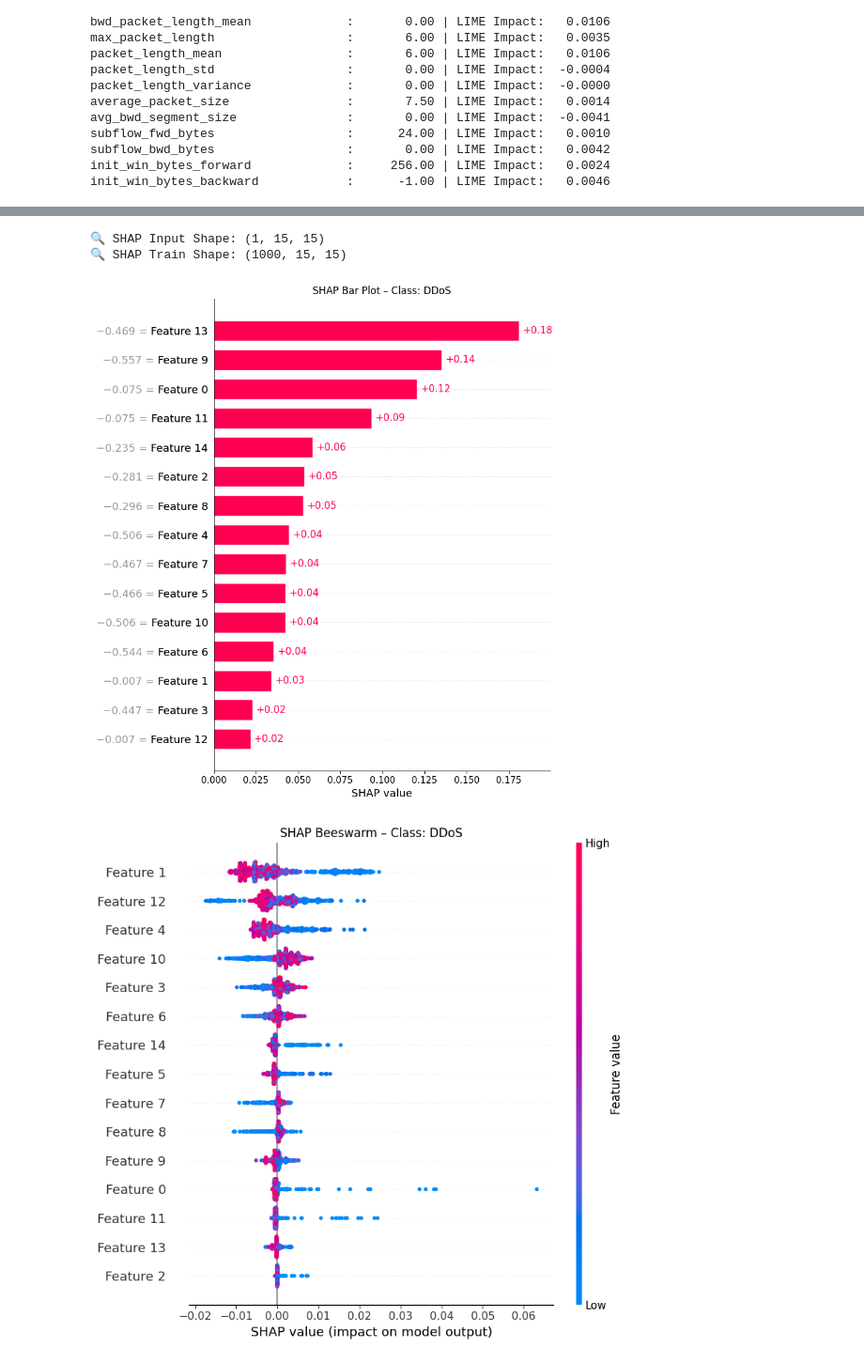
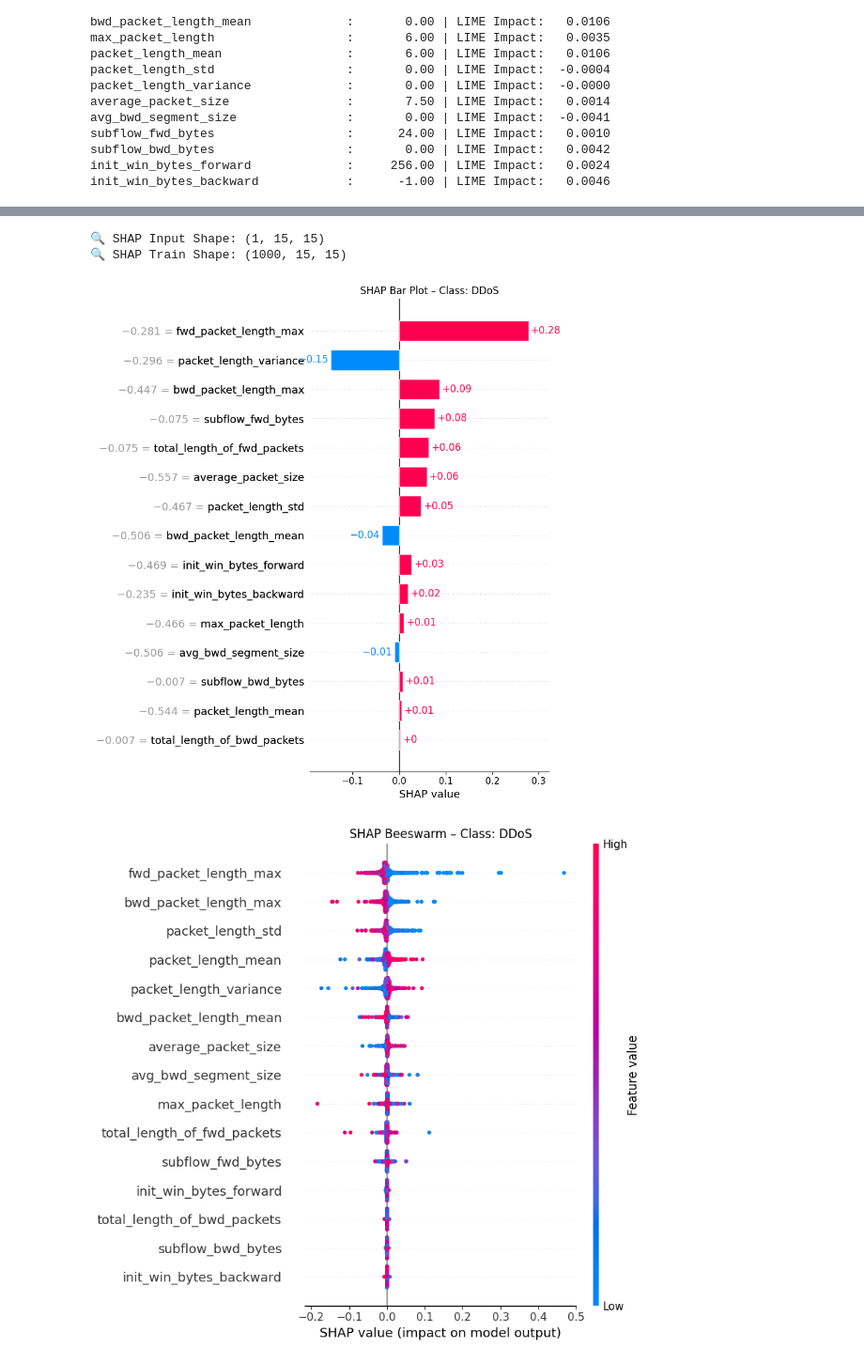
Before and after one commit to thenandansrinivas/XAINIDS, a Jupyter notebook: cicids/models.ipynb, the cells around one changed output, grey strips where cells are left out. Shown: that part at 94% size. Drawn from its saved outputs; the diff is of its cells as text; code cells hidden in the pictures.

```diff
--- a/cicids/models.ipynb
+++ b/cicids/models.ipynb
@@ -47,21 +55,24 @@ DOCS_DIR = './docs'
 MODEL_DIR = './models'
 sample_file = f'{DOCS_DIR}/preprocessed_data.csv'
 # %%
-# === Function to load the scaler, model, and label encoder ===
 def load_model(model_name, models_dir="./models"):
     """
-    Load the saved scaler, model, and label encoder by name.
+    Load the saved scaler, model (including DNN .h5), and label encoder by name.
 
     Parameters:
-    model_name (str): Name of the model (e.g., 'Random Forest', 'XGBoost')
+    model_name (str): Name of the model (e.g., 'Random Forest', 'DNN')
     models_dir (str): Directory where models are saved
 
     Returns:
     tuple: (scaler, model, label_encoder)
     """
-    # Build file paths
-    model_filename = f"{model_name.replace(' ', '_').lower()}.pkl"
-    model_path = os.path.join(models_dir, model_filename)
+    # Determine model path
+    if model_name == "DNN" or model_name == "dnn":
+        model_path = os.path.join(models_dir, "dnn.h5")
+    else:
+        model_filename = f"{model_name.replace(' ', '_').lower()}.pkl"
+        model_path = os.path.join(models_dir, model_filename)
+
     scaler_path = os.path.join(models_dir, "scaler.pkl")
     label_encoder_path = os.path.join(models_dir, "label_encoder.pkl")
 
@@ -75,7 +86,11 @@ def load_model(model_name, models_dir="./models"):
 
     # Load all artifacts
     scaler = joblib.load(scaler_path)
-    model = joblib.load(model_path)
+    if model_name == "DNN" or model_name == 'dnn':
+        model = keras_load_model(model_path)
+    else:
+        model = joblib.load(model_path)
+
     with open(label_encoder_path, "rb") as f:
         le = pickle.load(f)
 
@@ -475,7 +607,7 @@ print("\n📌 SHAP EXPLANATION")
 print("=" * 60)
 
 # Use the correct SHAP explainer for non-tree models
-explainer_shap = shap.Explainer(model, training_scaled)
+explainer_shap = shap.Explainer(model, training_scaled,output_names=list(le.classes_),feature_names=feature_names)
 
 # Compute SHAP values
 shap_values_input = explainer_shap(input_scaled)
@@ -485,35 +617,35 @@ print(f"🔍 SHAP Input Shape: {shap_values_input.shape}")
 print(f"🔍 SHAP Train Shape: {shap_values_train.shape}")
 
 # === Handle multi-class slicing safely ===
 if len(shap_values_input.shape) == 3:
     # Predicted class index might be out of bounds, clamp it
     num_classes = shap_values_input.shape[2]
     safe_class_index = min(predicted_label, num_classes - 1)
     shap_values_input_class = shap_values_input[:, :, safe_class_index]
     shap_values_train_class = shap_values_train[:, :, safe_class_index]
 else:
     shap_values_input_class = shap_values_input
     shap_values_train_class = shap_values_train
 
 # === Bar Plot for Input Sample ===
 plt.figure(figsize=(10, 5))
-shap.plots.bar(shap_values_input_class[0], max_display=15, show=False, )
+shap.plots.bar(shap_values_input_class[0], max_display=15, show=False)
 plt.title(f"SHAP Bar Plot – Class: {predicted_class_name}")
 plt.tight_layout()
 plt.show()
 
 # === Beeswarm Plot for Training Data ===
 plt.figure(figsize=(10, 6))
 shap.plots.beeswarm(shap_values_train_class, max_display=15, show=False)
 plt.title(f"SHAP Beeswarm – Class: {predicted_class_name}")
 plt.tight_layout()
 plt.show()
 # %% [output]
 📌 SHAP EXPLANATION
 ============================================================
 🔍 SHAP Input Shape: (1, 15, 15)
 🔍 SHAP Train Shape: (1000, 15, 15)
-[figure, old version]
+[figure, new version]
-[figure, old version]
+[figure, new version]
 # %%
 # === Step 1: Load model, scaler, and label encoder ===
```
Also changed, not shown: parts of 10 cells of this notebook, 5 other files.
